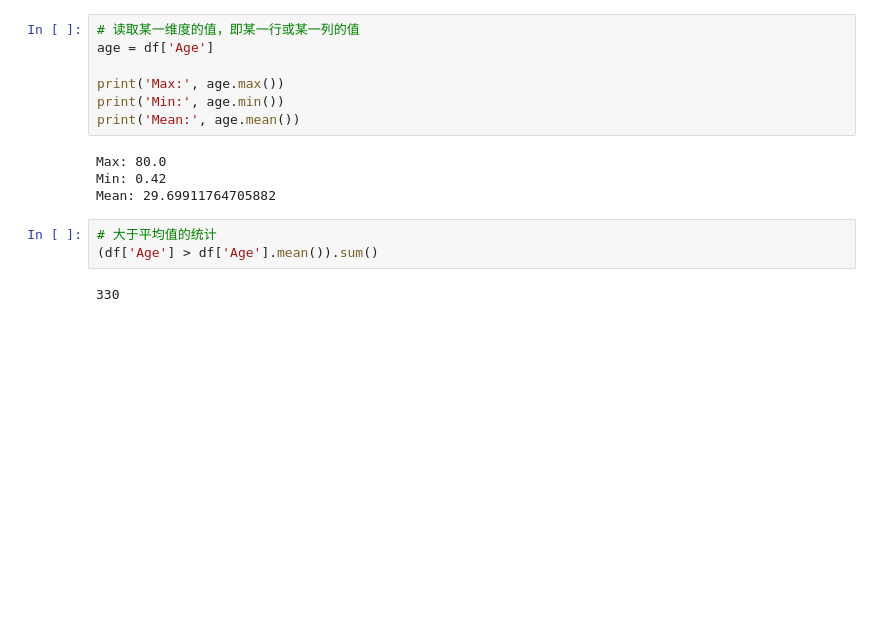
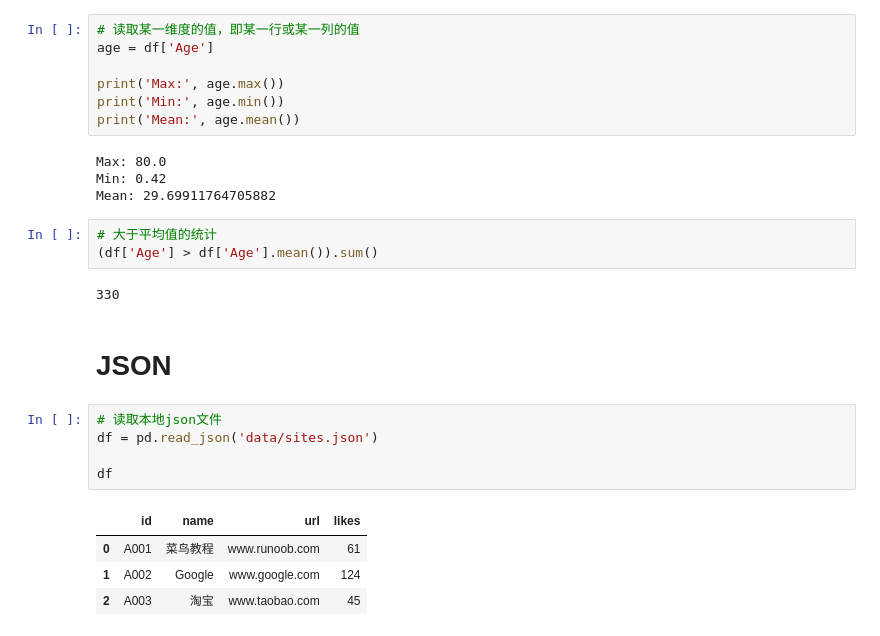
Before and after one commit to yyhsong/iPyDataAnalysis, a Jupyter notebook: Pandas/08.CSV和JSON数据.ipynb, the cells around one changed output. Drawn from its saved outputs; the diff is of its cells as text; blank space fills up the shorter version.

```diff
--- a/Pandas/08.读取CSV数据.ipynb
+++ b/Pandas/08.CSV和JSON数据.ipynb
@@ -142,3 +144,15 @@ Mean: 29.69911764705882
 (df['Age'] > df['Age'].mean()).sum()
 # %% [output]
 330
+# %% [markdown]
+# JSON
+# %%
+# 读取本地json文件
+df = pd.read_json('data/sites.json')
+
+df
+# %% [output]
+|  | id | name | url | likes |
+| 0 | A001 | 菜鸟教程 | www.runoob.com | 61 |
+| 1 | A002 | Google | www.google.com | 124 |
+| 2 | A003 | 淘宝 | www.taobao.com | 45 |
```
Also changed, not shown: parts of 5 cells of this notebook.
